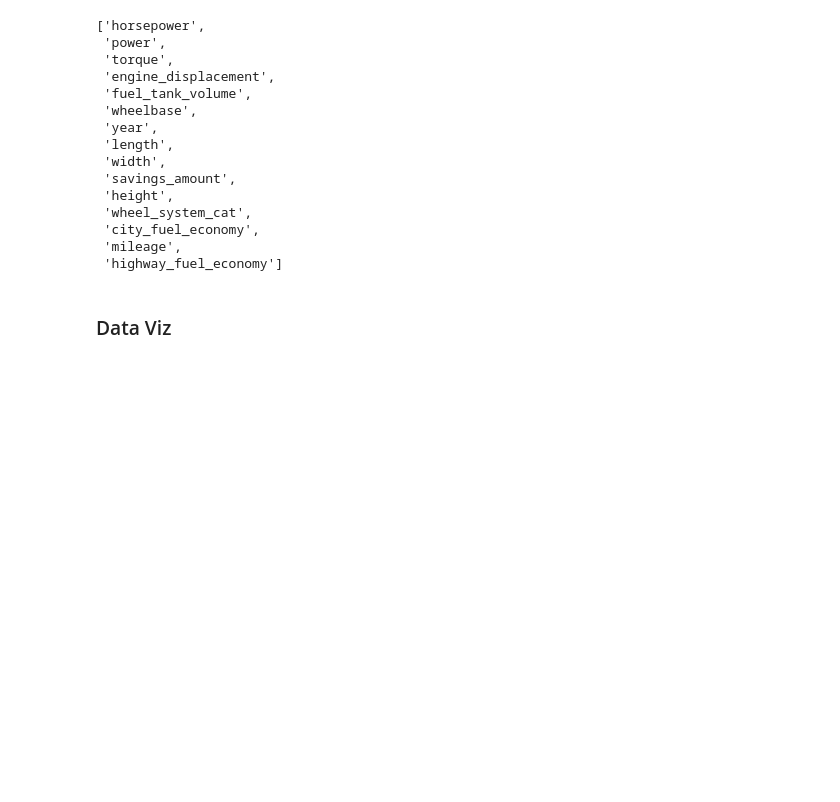
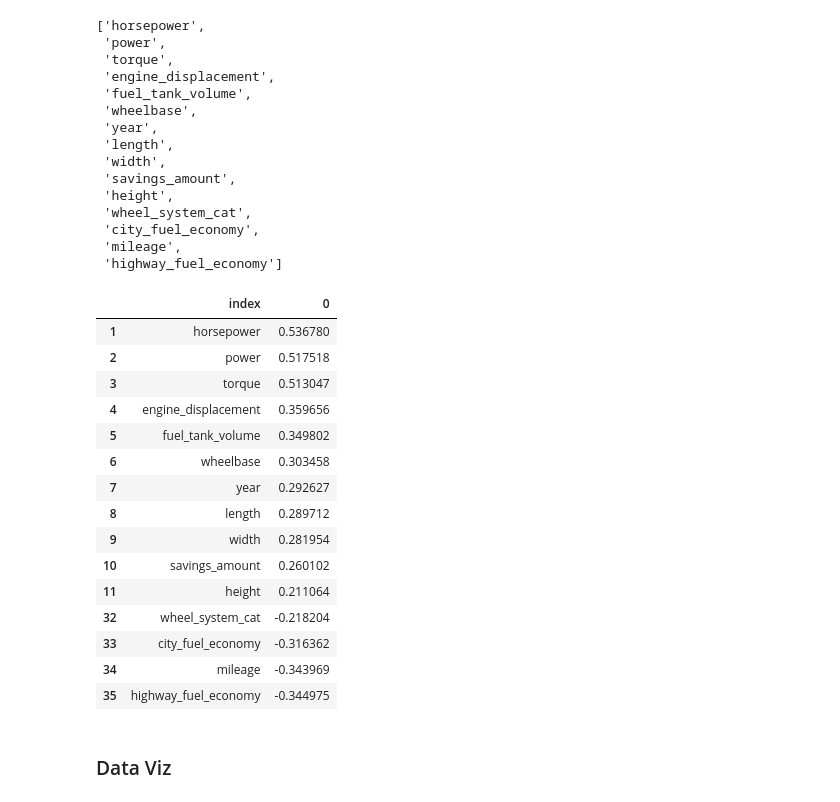
Before and after one commit to hibakhatib/Stat303-3-Final-Project, a Jupyter notebook: Project Code._Full_EDA.ipynb, the cells around one changed output. Cells and saved outputs as stored; diff of their text form; code cells hidden in the pictures; blank space fills up the shorter version.

```diff
--- a/Project Code._Full_EDA.ipynb
+++ b/Project Code._Full_EDA.ipynb
@@ -198,6 +195,25 @@ highest_corr_numerical
  'city_fuel_economy',
  'mileage',
  'highway_fuel_economy']
+# %%
+(corr_table.loc[(corr_table[0] >=  0.2) | (corr_table[0] <= -0.2)])[1:]
+# %% [output]
+|  | index | 0 |
+| 1 | horsepower | 0.536780 |
+| 2 | power | 0.517518 |
+| 3 | torque | 0.513047 |
+| 4 | engine_displacement | 0.359656 |
+| 5 | fuel_tank_volume | 0.349802 |
+| 6 | wheelbase | 0.303458 |
+| 7 | year | 0.292627 |
+| 8 | length | 0.289712 |
+| 9 | width | 0.281954 |
+| 10 | savings_amount | 0.260102 |
+| 11 | height | 0.211064 |
+| 32 | wheel_system_cat | -0.218204 |
+| 33 | city_fuel_economy | -0.316362 |
+| 34 | mileage | -0.343969 |
+| 35 | highway_fuel_economy | -0.344975 |
 # %% [markdown]
 ### Data Viz
 # %%
```
Also changed, not shown: parts of 21 cells of this notebook.
